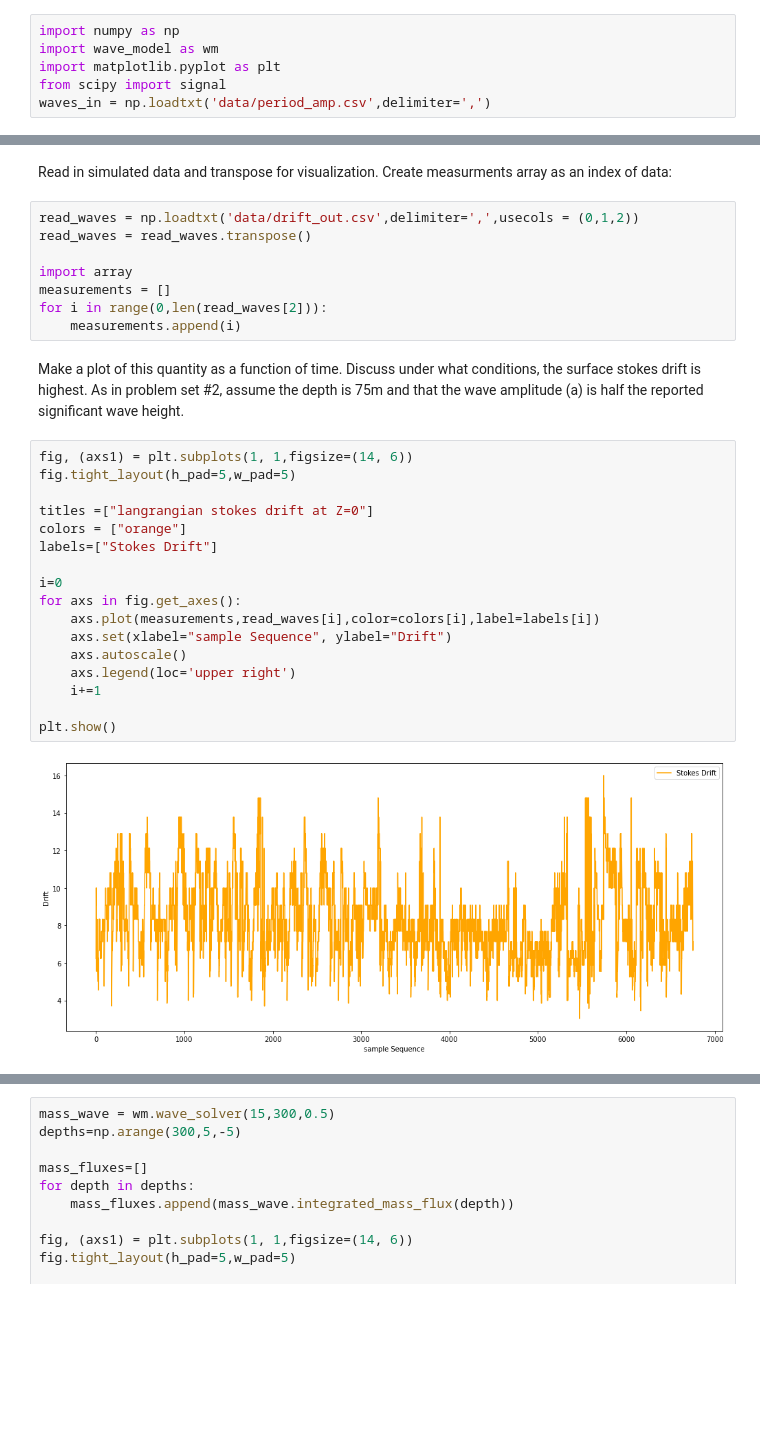
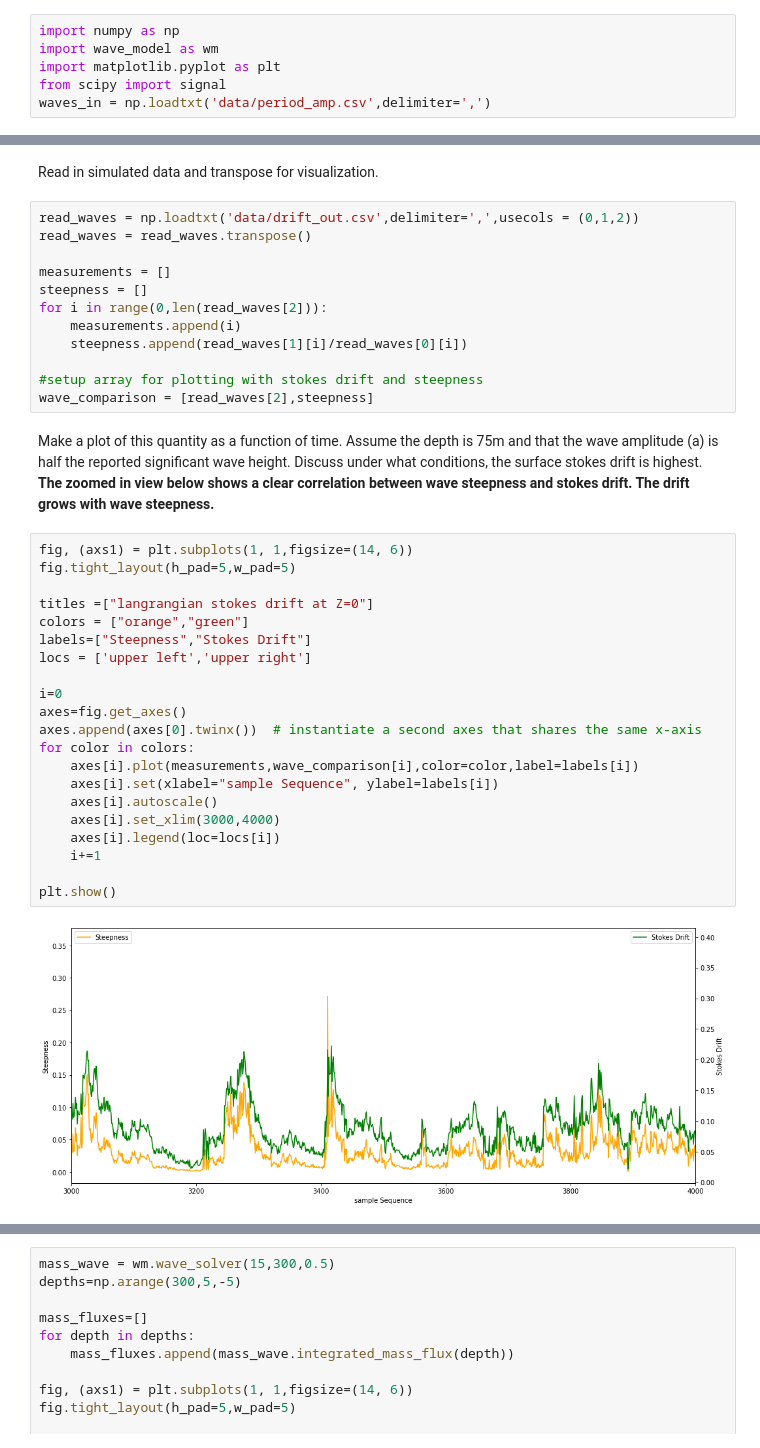
Before and after one commit to Wzesk/waves, a Jupyter notebook: wave_hw/stokes_drift/stokes_drift.ipynb, the cells around one changed output, grey strips where cells are left out. Cells and saved outputs as stored; diff of their text form; blank space fills up the shorter version.

```diff
--- a/wave_hw/stokes_drift/stokes_drift.ipynb
+++ b/wave_hw/stokes_drift/stokes_drift.ipynb
@@ -31,34 +33,44 @@ for w in waves_in:
 #save to new file
 wave_out.close()
 # %% [markdown]
-Read in simulated data and transpose for visualization.  Create measurments array as an index of data:
+Read in simulated data and transpose for visualization.
 # %%
 read_waves = np.loadtxt('data/drift_out.csv',delimiter=',',usecols = (0,1,2))
 read_waves = read_waves.transpose()
 
-import array
 measurements = []
+steepness = []
 for i in range(0,len(read_waves[2])):
     measurements.append(i)
+    steepness.append(read_waves[1][i]/read_waves[0][i])
+
+#setup array for plotting with stokes drift and steepness
+wave_comparison = [read_waves[2],steepness]
 # %% [markdown]
- Make a plot of this quantity as a function of time.  Discuss under what conditions, the surface stokes drift is highest.   As in problem set #2, assume the depth is 75m and that the wave amplitude (a) is half the reported significant wave height.
+ Make a plot of this quantity as a function of time. Assume the depth is 75m and that the wave amplitude (a) is half the reported significant wave height.
+ Discuss under what conditions, the surface stokes drift is highest.
+ **The zoomed in view below shows a clear correlation between wave steepness and stokes drift.  The drift grows with wave steepness.**
 # %%
 fig, (axs1) = plt.subplots(1, 1,figsize=(14, 6))
 fig.tight_layout(h_pad=5,w_pad=5)
 
 titles =["langrangian stokes drift at Z=0"]
-colors = ["orange"]
-labels=["Stokes Drift"]
+colors = ["orange","green"]
+labels=["Steepness","Stokes Drift"]
+locs = ['upper left','upper right']
 
 i=0
-for axs in fig.get_axes():
-    axs.plot(measurements,read_waves[i],color=colors[i],label=labels[i])
-    axs.set(xlabel="sample Sequence", ylabel="Drift")
-    axs.autoscale()
-    axs.legend(loc='upper right')
+axes=fig.get_axes()
+axes.append(axes[0].twinx())  # instantiate a second axes that shares the same x-axis
+for color in colors:
+    axes[i].plot(measurements,wave_comparison[i],color=color,label=labels[i])
+    axes[i].set(xlabel="sample Sequence", ylabel=labels[i])
+    axes[i].autoscale()
+    axes[i].set_xlim(3000,4000)
+    axes[i].legend(loc=locs[i])
     i+=1
 
 plt.show()
 # %% [output]
-[figure, old version]
+[figure, new version]
 # %% [markdown]
```
Also changed, not shown: parts of 11 cells of this notebook.
